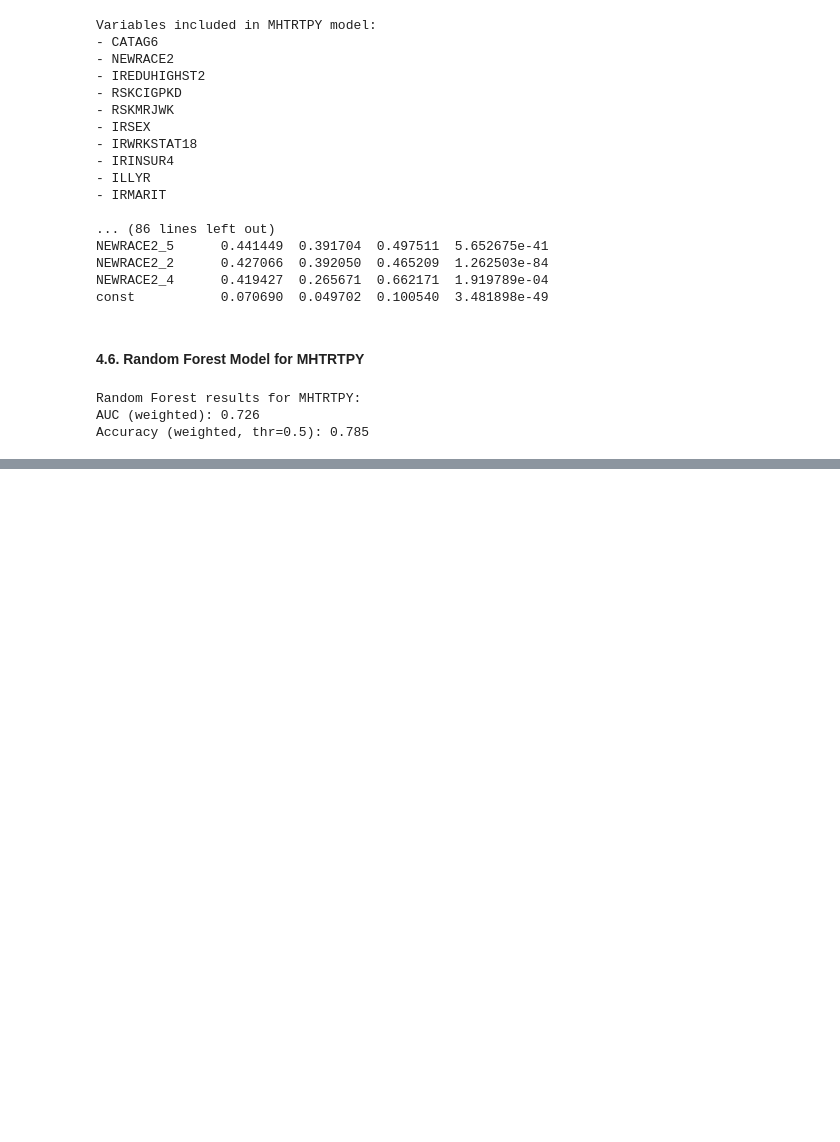
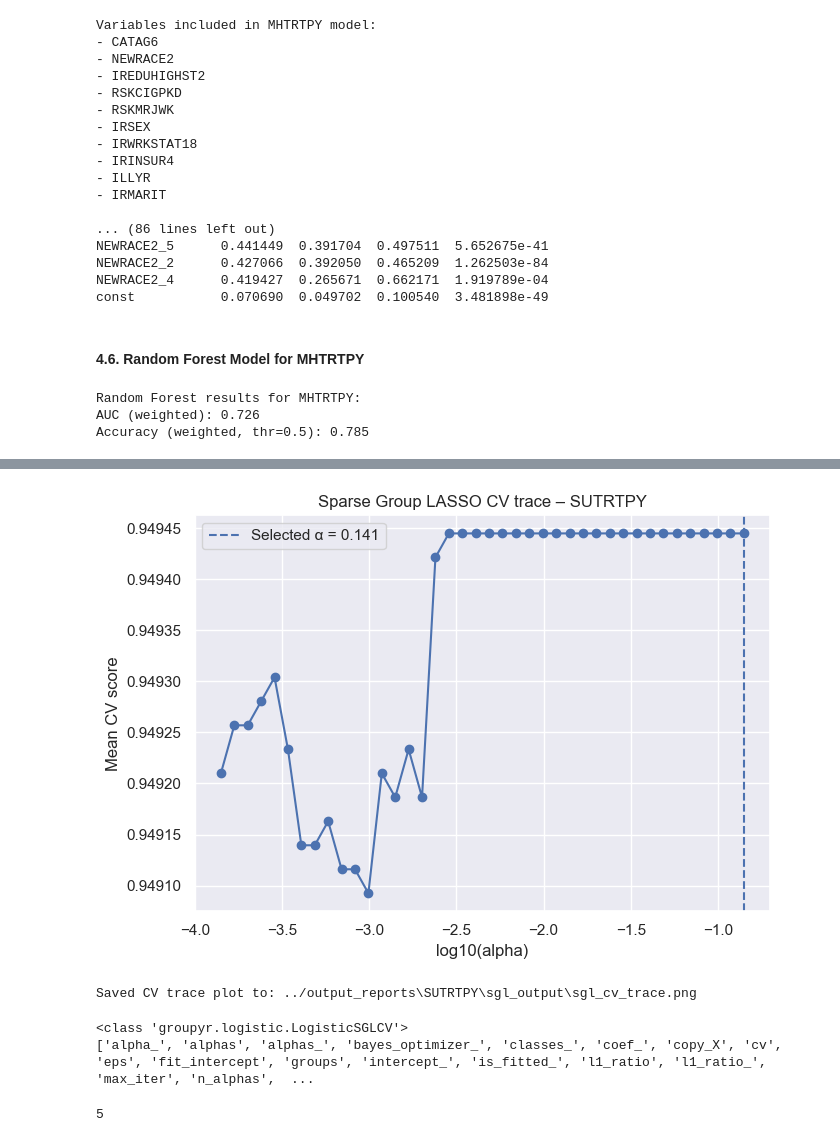
Before and after one commit to bachnguyen234/da401-final-project-bach-nguyen, a Jupyter notebook: code/da401_new_age.ipynb, the cells around one changed output, grey strips where cells are left out. Drawn from its saved outputs; the diff is of its cells as text; code cells hidden in the pictures; blank space fills up the shorter version.

```diff
--- a/code/da401_new_age.ipynb
+++ b/code/da401_new_age.ipynb
@@ -1126,0 +1405,39 @@ Accuracy (weighted, thr=0.5): 0.785
+# %%
+alphas = np.array(sgl.alphas_)
+scores_path = np.array(sgl.scoring_path_)
+
+if scores_path.shape[0] == alphas.shape[0]:
+    # rows = alphas, columns = folds
+    mean_scores = scores_path.mean(axis=1)
+elif scores_path.shape[1] == alphas.shape[0]:
+    # columns = alphas, rows = folds
+    mean_scores = scores_path.mean(axis=0)
+else:
+    raise ValueError(
+        f"Unexpected scoring_path_ shape {scores_path.shape} "
+        f"for {alphas.shape[0]} alphas."
+    )
+
+# 3) Plot trace
+plt.figure(figsize=(7, 5))
+plt.plot(np.log10(alphas), mean_scores, marker="o")
+plt.axvline(np.log10(sgl.alpha_), linestyle="--", label=f"Selected α = {sgl.alpha_:.3g}")
+plt.xlabel("log10(alpha)")
+plt.ylabel("Mean CV score")
+plt.title("Sparse Group LASSO CV trace - SUTRTPY")
+plt.legend()
+plt.tight_layout()
+
+trace_path = os.path.join(sgl_dir, "sgl_cv_trace.png")
+plt.savefig(trace_path, dpi=200)
+plt.show()
+# %% [output]
+[figure, added]
+Saved CV trace plot to: ../output_reports\SUTRTPY\sgl_output\sgl_cv_trace.png
+# %%
+print(sgl.__class__)
+print(sorted(sgl.__dict__.keys()))
+# %% [output]
+<class 'groupyr.logistic.LogisticSGLCV'>
+['alpha_', 'alphas', 'alphas_', 'bayes_optimizer_', 'classes_', 'coef_', 'copy_X', 'cv', 'eps', 'fit_intercept', 'groups', 'intercept_', 'is_fitted_', 'l1_ratio', 'l1_ratio_', 'max_iter', 'n_alphas',  ...
+5
```
Also changed, not shown: parts of 3 cells of this notebook, 20 other files.
